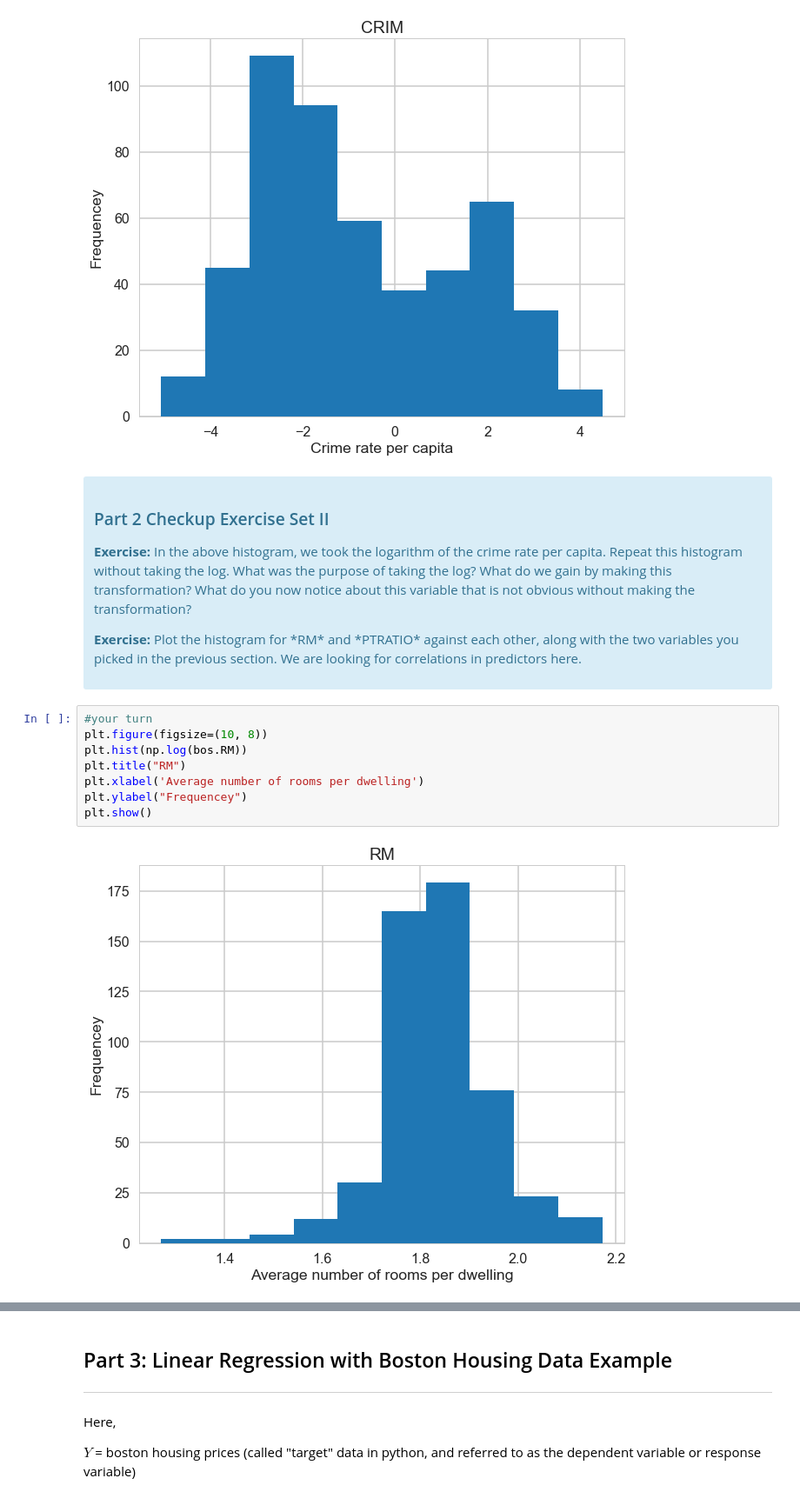
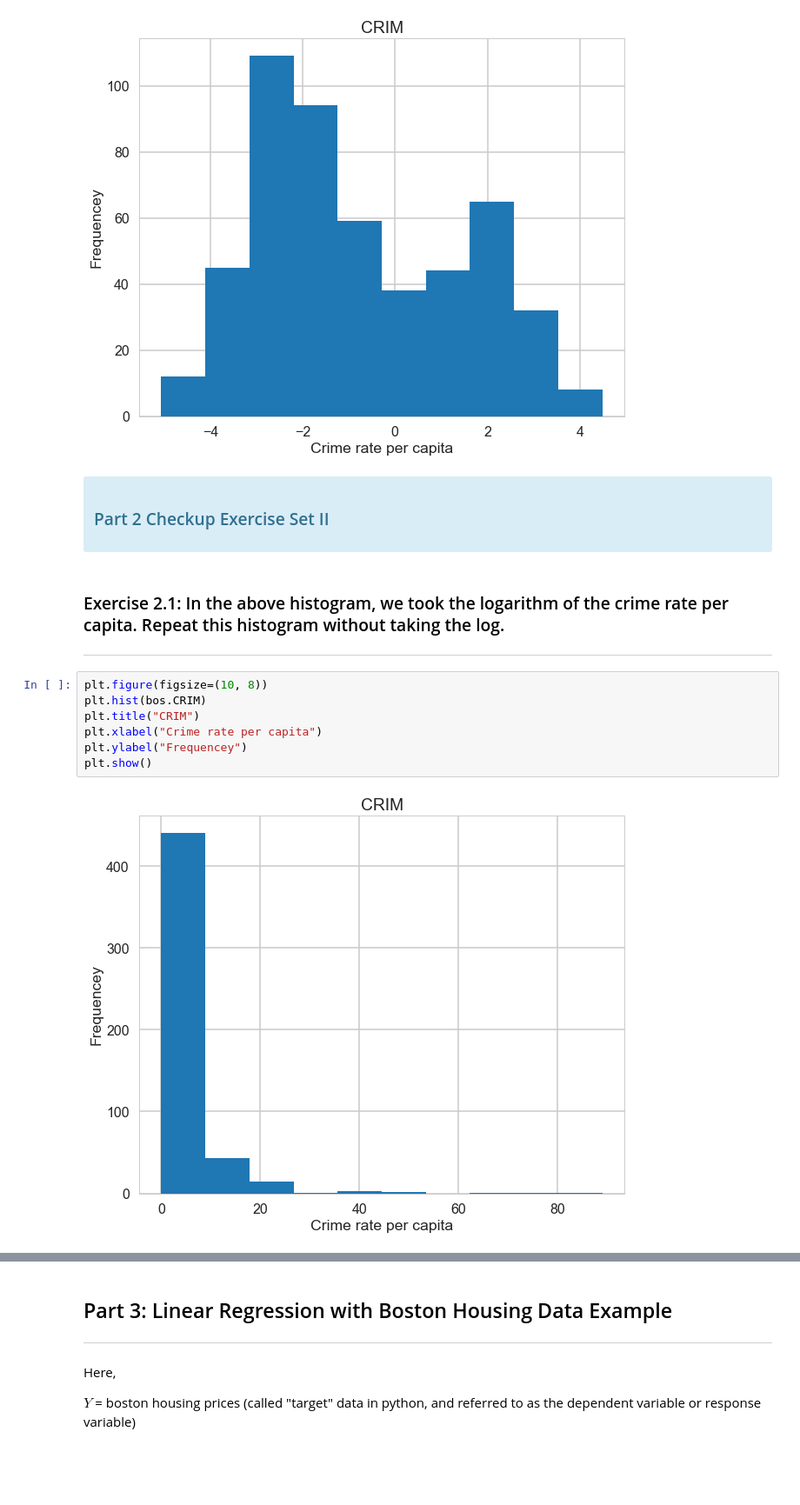
Before and after one commit to zbiswas3/Datascience-Projects, a Jupyter notebook: Inferential Statistics Projects in Python/Linear Regression Mini Project - Boston House Price/Mini_Project_Linear_Regression.ipynb, the cells around one changed output, grey strips where cells are left out. Shown at 87% size. Drawn from its saved outputs; the diff is of its cells as text; blank space fills up the shorter version.

```diff
--- a/Inferential Statistics Projects in Python/Linear Regression Mini Project - Boston House Price/Mini_Project_Linear_Regression.ipynb
+++ b/Inferential Statistics Projects in Python/Linear Regression Mini Project - Boston House Price/Mini_Project_Linear_Regression.ipynb
@@ -437,21 +439,19 @@ plt.ylabel("Frequencey")
 plt.show()
 # %% [output]
 [figure]
-# %% [markdown]
-<div class="span5 alert alert-info">
-<h3>Part 2 Checkup Exercise Set II</h3>
-
-<p><b>Exercise:</b> In the above histogram, we took the logarithm of the crime rate per capita. Repeat this histogram without taking the log. What was the purpose of taking the log? What do we gain by making this transformation? What do you now notice about this variable that is not obvious without making the transformation?
-
-<p><b>Exercise:</b> Plot the histogram for *RM* and *PTRATIO* against each other, along with the two variables you picked in the previous section. We are looking for correlations in predictors here.</p>
-</div>
+# %% [markdown]
+<div class="span5 alert alert-info">
+<h3>Part 2 Checkup Exercise Set II</h3>
+</div>
+# %% [markdown]
+### Exercise 2.1: In the above histogram, we took the logarithm of the crime rate per capita. Repeat this histogram without taking the log.  ###
+***
 # %%
-#your turn
 plt.figure(figsize=(10, 8))
-plt.hist(np.log(bos.RM))
-plt.title("RM")
-plt.xlabel('Average number of rooms per dwelling')
+plt.hist(bos.CRIM)
+plt.title("CRIM")
+plt.xlabel("Crime rate per capita")
 plt.ylabel("Frequencey")
 plt.show()
 # %% [output]
-[figure, old version]
+[figure, new version]
```
Also changed, not shown: parts of 86 cells of this notebook.
